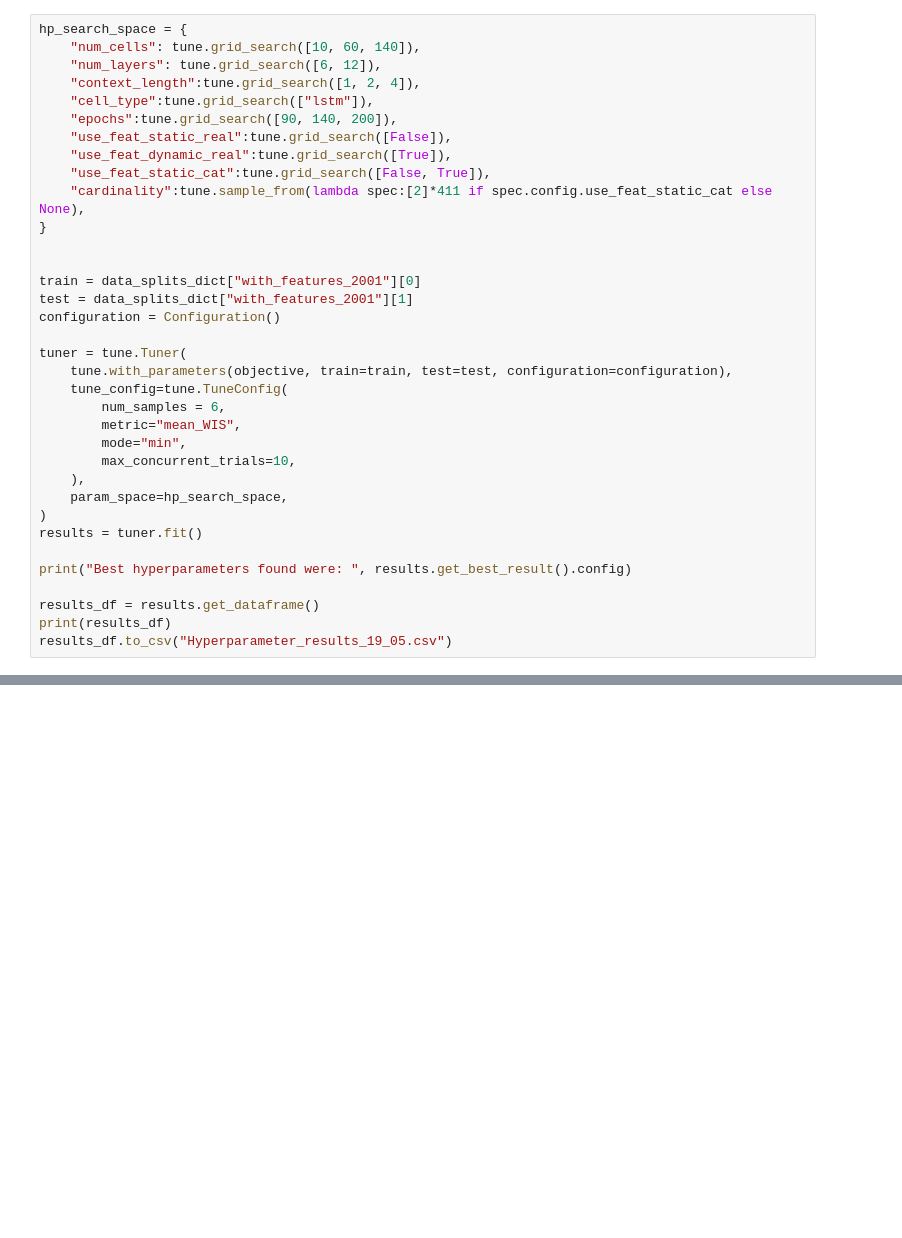
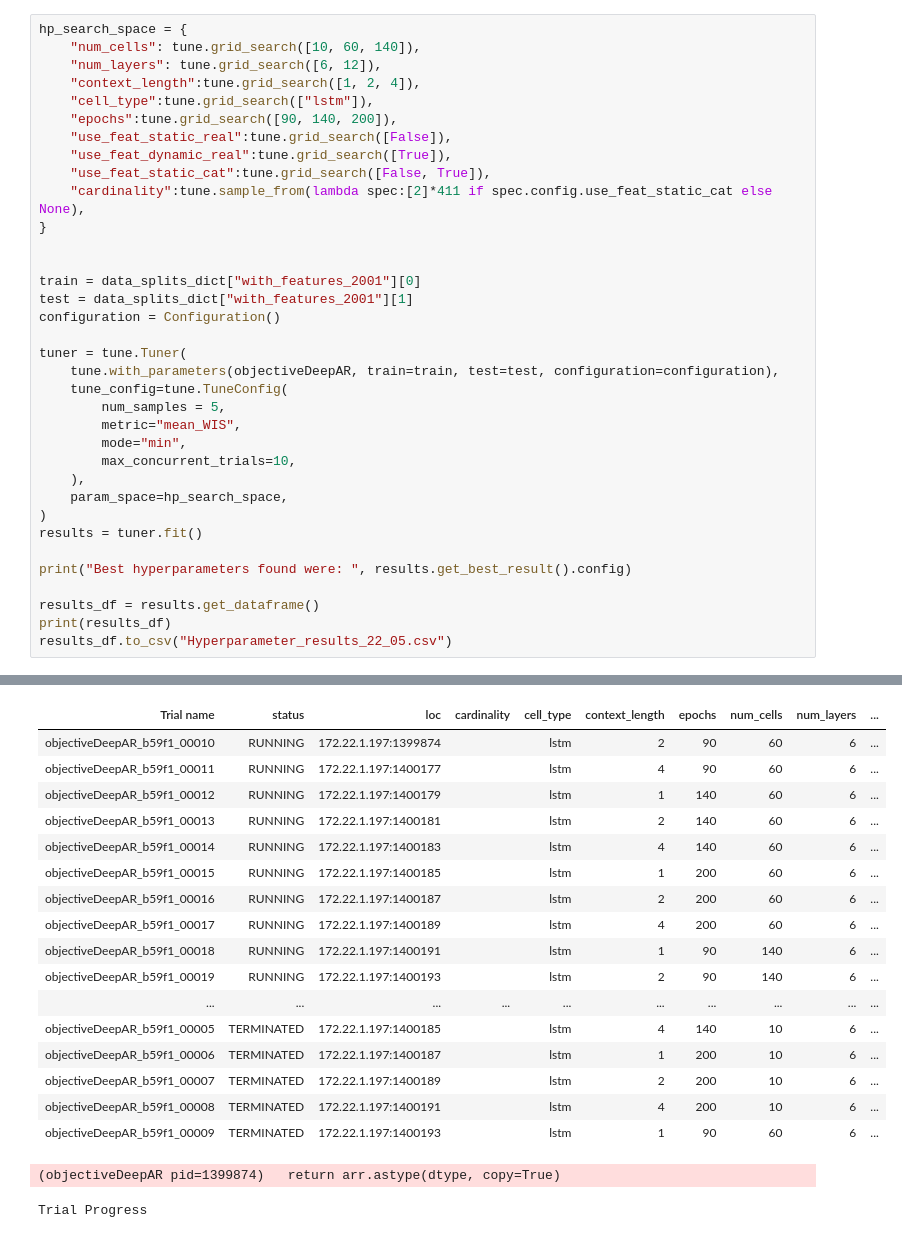
Before and after one commit to Kai-Ref/DeepAR_InfluenzaForecast, a Jupyter notebook: Notebooks/Modeltuning/Run_DeepAR.ipynb, the cells around one changed output, grey strips where cells are left out. Cells and saved outputs as stored; diff of their text form; blank space fills up the shorter version.

```diff
--- a/Notebooks/Modeltuning/Run_DeepAR.ipynb
+++ b/Notebooks/Modeltuning/Run_DeepAR.ipynb
@@ -34,9 +35,9 @@ test = data_splits_dict["with_features_2001"][1]
 configuration = Configuration()
 
 tuner = tune.Tuner(
-    tune.with_parameters(objective, train=train, test=test, configuration=configuration),
+    tune.with_parameters(objectiveDeepAR, train=train, test=test, configuration=configuration),
     tune_config=tune.TuneConfig(
-        num_samples = 6,
+        num_samples = 5,
         metric="mean_WIS",
         mode="min",
         max_concurrent_trials=10,
@@ -49,4 +50,5 @@ print("Best hyperparameters found were: ", results.get_best_result().config)
 
 results_df = results.get_dataframe()
 print(results_df)
-results_df.to_csv("Hyperparameter_results_19_05.csv")
+results_df.to_csv("Hyperparameter_results_22_05.csv")
+# %% [output]
@@ -52,0 +64,19 @@ results_df.to_csv("Hyperparameter_results_19_05.csv")
+| Trial name | status | loc | cardinality | cell_type | context_length | epochs | num_cells | num_layers | ... |
+| objectiveDeepAR_b59f1_00010 | RUNNING | 172.22.1.197:1399874 |  | lstm | 2 | 90 | 60 | 6 | ... |
+| objectiveDeepAR_b59f1_00011 | RUNNING | 172.22.1.197:1400177 |  | lstm | 4 | 90 | 60 | 6 | ... |
+| objectiveDeepAR_b59f1_00012 | RUNNING | 172.22.1.197:1400179 |  | lstm | 1 | 140 | 60 | 6 | ... |
+| objectiveDeepAR_b59f1_00013 | RUNNING | 172.22.1.197:1400181 |  | lstm | 2 | 140 | 60 | 6 | ... |
+| objectiveDeepAR_b59f1_00014 | RUNNING | 172.22.1.197:1400183 |  | lstm | 4 | 140 | 60 | 6 | ... |
+| objectiveDeepAR_b59f1_00015 | RUNNING | 172.22.1.197:1400185 |  | lstm | 1 | 200 | 60 | 6 | ... |
+| objectiveDeepAR_b59f1_00016 | RUNNING | 172.22.1.197:1400187 |  | lstm | 2 | 200 | 60 | 6 | ... |
+| objectiveDeepAR_b59f1_00017 | RUNNING | 172.22.1.197:1400189 |  | lstm | 4 | 200 | 60 | 6 | ... |
+| objectiveDeepAR_b59f1_00018 | RUNNING | 172.22.1.197:1400191 |  | lstm | 1 | 90 | 140 | 6 | ... |
+| objectiveDeepAR_b59f1_00019 | RUNNING | 172.22.1.197:1400193 |  | lstm | 2 | 90 | 140 | 6 | ... |
+| ... | ... | ... | ... | ... | ... | ... | ... | ... | ... |
+| objectiveDeepAR_b59f1_00005 | TERMINATED | 172.22.1.197:1400185 |  | lstm | 4 | 140 | 10 | 6 | ... |
+| objectiveDeepAR_b59f1_00006 | TERMINATED | 172.22.1.197:1400187 |  | lstm | 1 | 200 | 10 | 6 | ... |
+| objectiveDeepAR_b59f1_00007 | TERMINATED | 172.22.1.197:1400189 |  | lstm | 2 | 200 | 10 | 6 | ... |
+| objectiveDeepAR_b59f1_00008 | TERMINATED | 172.22.1.197:1400191 |  | lstm | 4 | 200 | 10 | 6 | ... |
+| objectiveDeepAR_b59f1_00009 | TERMINATED | 172.22.1.197:1400193 |  | lstm | 1 | 90 | 60 | 6 | ... |
+(objectiveDeepAR pid=1399874)   return arr.astype(dtype, copy=True)
+Trial Progress
```
Also changed, not shown: parts of 2 cells of this notebook, 17 other files.
